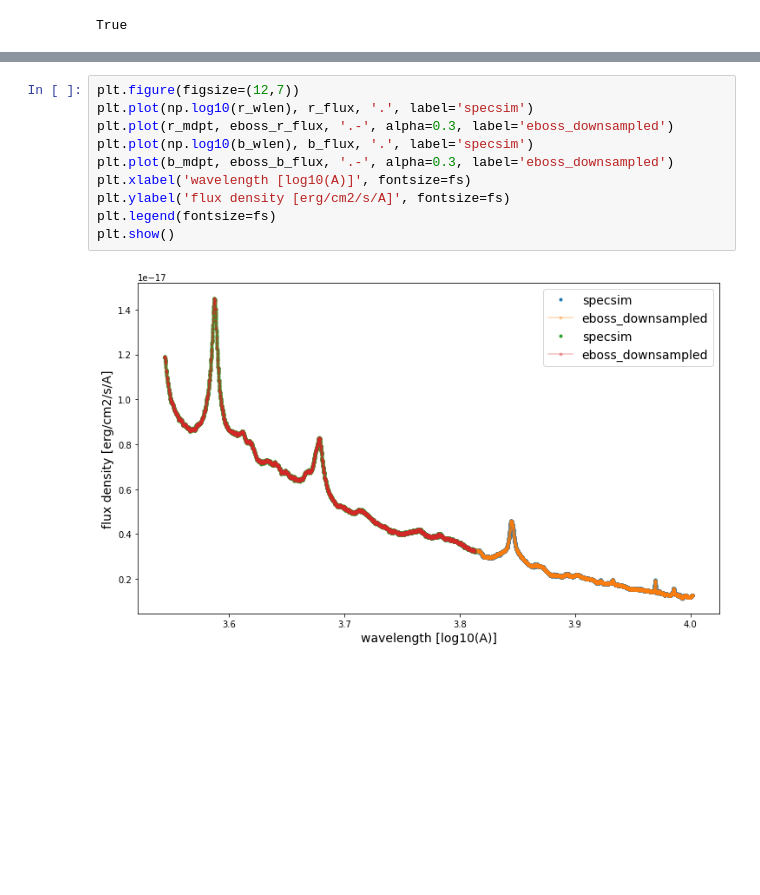
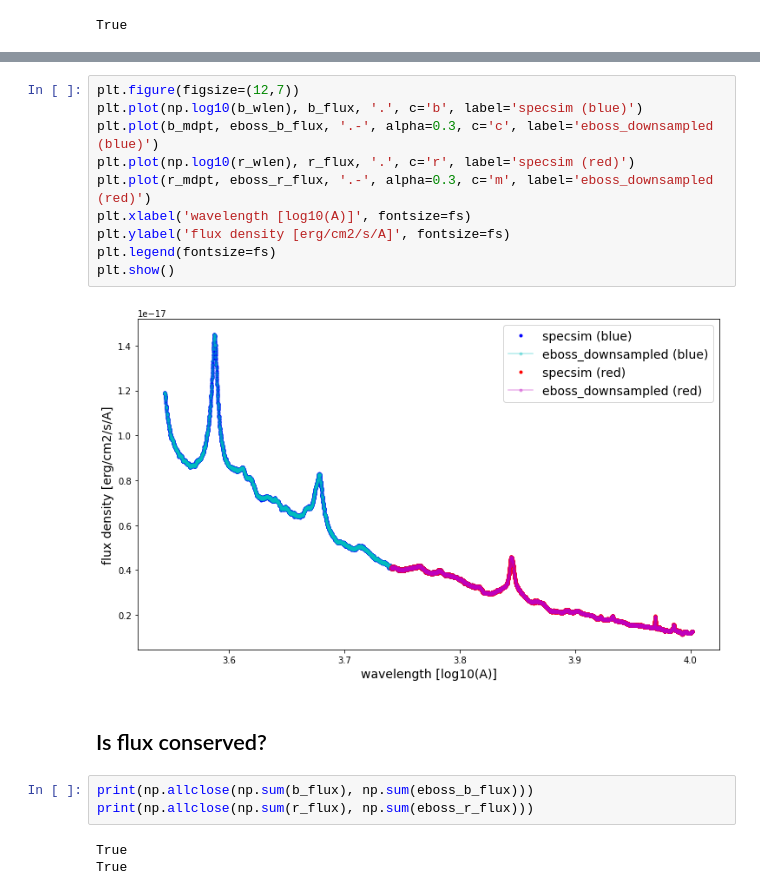
Before and after one commit to belaa/specsim-for-eboss, a Jupyter notebook: downsample_to_eBOSS_grid.ipynb, the cells around one changed output, grey strips where cells are left out. Drawn from its saved outputs; the diff is of its cells as text; blank space fills up the shorter version.

Commit message:
Clean plots, add list of things to do

```diff
--- a/downsample_to_eBOSS_grid.ipynb
+++ b/downsample_to_eBOSS_grid.ipynb
@@ -538,12 +549,20 @@ plt.show()
 # %%
 plt.figure(figsize=(12,7))
-plt.plot(np.log10(r_wlen), r_flux, '.', label='specsim')
-plt.plot(r_mdpt, eboss_r_flux, '.-', alpha=0.3, label='eboss_downsampled')
-plt.plot(np.log10(b_wlen), b_flux, '.', label='specsim')
-plt.plot(b_mdpt, eboss_b_flux, '.-', alpha=0.3, label='eboss_downsampled')
+plt.plot(np.log10(b_wlen), b_flux, '.', c='b', label='specsim (blue)')
+plt.plot(b_mdpt, eboss_b_flux, '.-', alpha=0.3, c='c', label='eboss_downsampled (blue)')
+plt.plot(np.log10(r_wlen), r_flux, '.', c='r', label='specsim (red)')
+plt.plot(r_mdpt, eboss_r_flux, '.-', alpha=0.3, c='m', label='eboss_downsampled (red)')
 plt.xlabel('wavelength [log10(A)]', fontsize=fs)
 plt.ylabel('flux density [erg/cm2/s/A]', fontsize=fs)
 plt.legend(fontsize=fs)
 plt.show()
 # %% [output]
-[figure, old version]
+[figure, new version]
+# %% [markdown]
+## Is flux conserved?
+# %%
+print(np.allclose(np.sum(b_flux), np.sum(eboss_b_flux)))
+print(np.allclose(np.sum(r_flux), np.sum(eboss_r_flux)))
+# %% [output]
+True
+True
```
Also changed, not shown: parts of 14 cells of this notebook.
